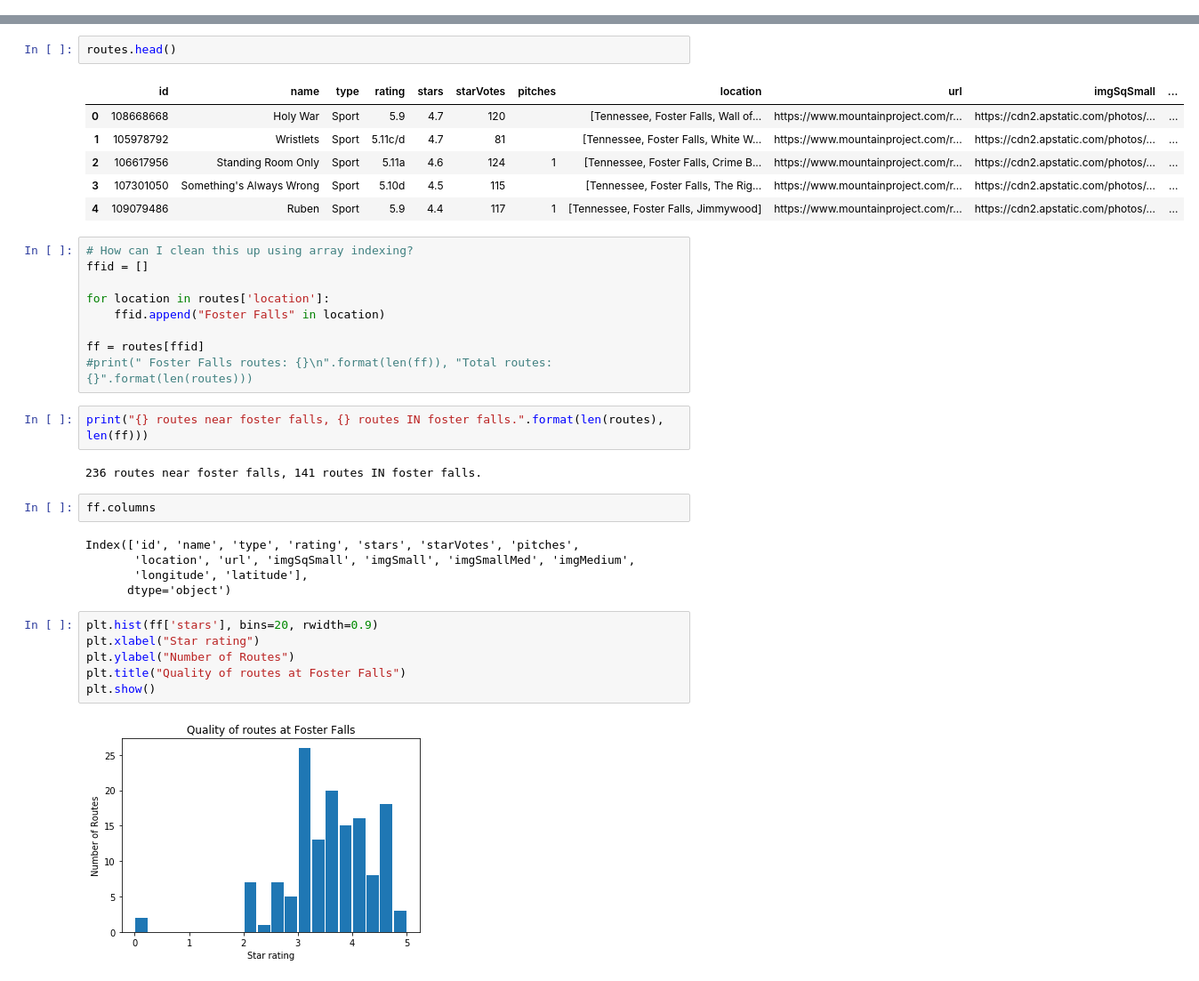
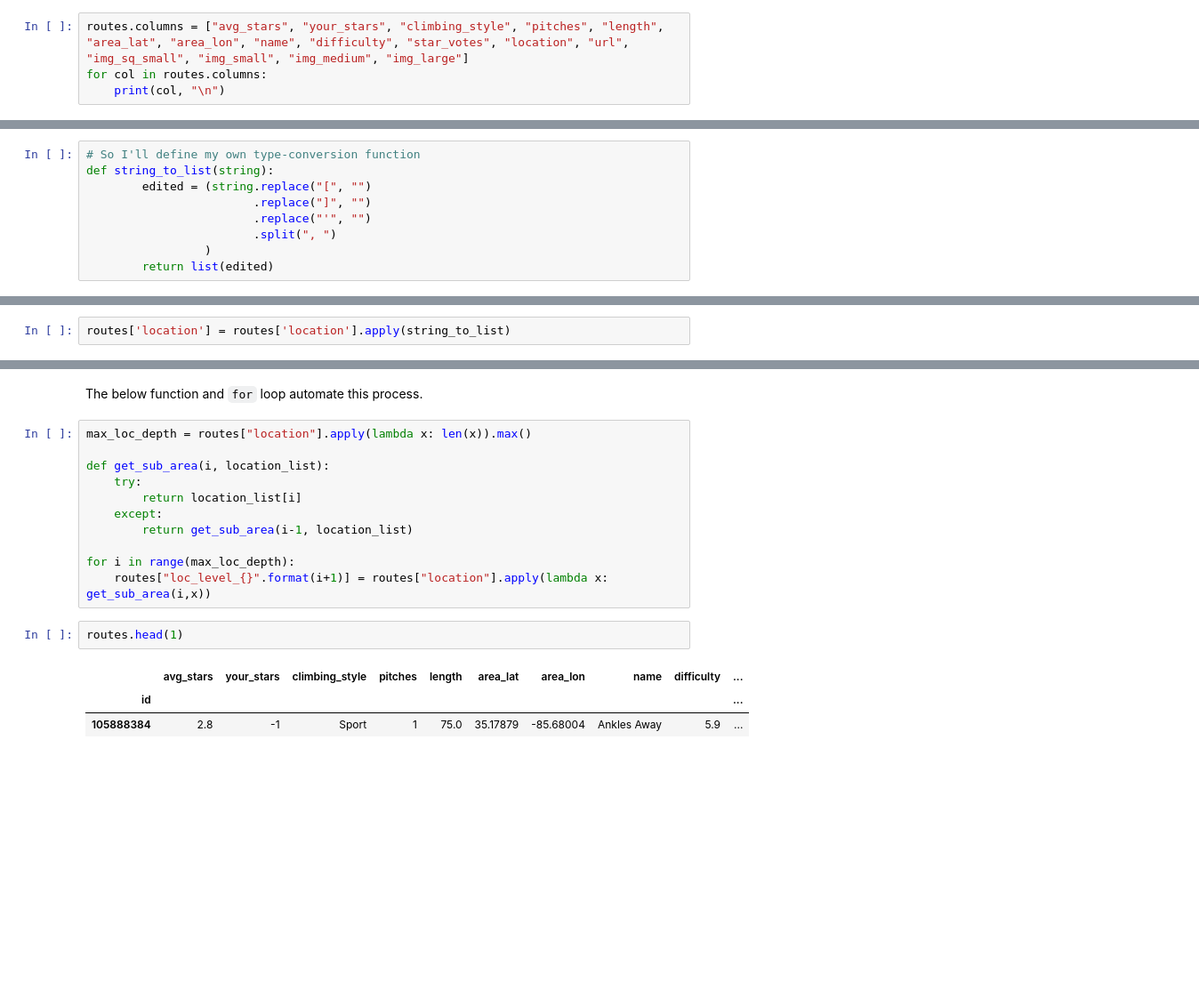
Before and after one commit to william-rice/mtn-proj, a Jupyter notebook: exploratory.ipynb, the cells around one changed output, grey strips where cells are left out. Shown at 89% size. Saved outputs shown, nothing was run; the diff lists cells and outputs as text; blank space fills up the shorter version.

```diff
--- a/exploratory.ipynb
+++ b/exploratory.ipynb
@@ -10,0 +18,4 @@ with open(os.path.expanduser("~/mtn-proj/foster-falls.json"), "r") as file:
+# %%
+routes.columns = ["avg_stars", "your_stars", "climbing_style", "pitches", "length", "area_lat", "area_lon", "name", "difficulty", "star_votes", "location", "url", "img_sq_small", "img_small", "img_medium", "img_large"]
+for col in routes.columns:
+    print(col, "\n")
@@ -10,0 +65,9 @@ with open(os.path.expanduser("~/mtn-proj/foster-falls.json"), "r") as file:
+# %%
+# So I'll define my own type-conversion function
+def string_to_list(string):
+        edited = (string.replace("[", "")
+                        .replace("]", "")
+                        .replace("'", "")
+                        .split(", ")
+                 )
+        return list(edited)
@@ -10,0 +81,2 @@ with open(os.path.expanduser("~/mtn-proj/foster-falls.json"), "r") as file:
+# %%
+routes['location'] = routes['location'].apply(string_to_list)
@@ -11,37 +92,19 @@ with open(os.path.expanduser("~/mtn-proj/foster-falls.json"), "r") as file:
+# %% [markdown]
+The below function and `for` loop automate this process.
+# %%
+max_loc_depth = routes["location"].apply(lambda x: len(x)).max()
+
+def get_sub_area(i, location_list):
+    try:
+        return location_list[i]
+    except:
+        return get_sub_area(i-1, location_list)
+
+for i in range(max_loc_depth):
+    routes["loc_level_{}".format(i+1)] = routes["location"].apply(lambda x: get_sub_area(i,x))
 # %%
-routes.head()
+routes.head(1)
 # %% [output]
-|  | id | name | type | rating | stars | starVotes | pitches | location | url | imgSqSmall | ... |
-| 0 | 108668668 | Holy War | Sport | 5.9 | 4.7 | 120 |  | [Tennessee, Foster Falls, Wall of... | https://www.mountainproject.com/r... | https://cdn2.apstatic.com/photos/... | ... |
-| 1 | 105978792 | Wristlets | Sport | 5.11c/d | 4.7 | 81 |  | [Tennessee, Foster Falls, White W... | https://www.mountainproject.com/r... | https://cdn2.apstatic.com/photos/... | ... |
-| 2 | 106617956 | Standing Room Only | Sport | 5.11a | 4.6 | 124 | 1 | [Tennessee, Foster Falls, Crime B... | https://www.mountainproject.com/r... | https://cdn2.apstatic.com/photos/... | ... |
-| 3 | 107301050 | Something's Always Wrong | Sport | 5.10d | 4.5 | 115 |  | [Tennessee, Foster Falls, The Rig... | https://www.mountainproject.com/r... | https://cdn2.apstatic.com/photos/... | ... |
-| 4 | 109079486 | Ruben | Sport | 5.9 | 4.4 | 117 | 1 | [Tennessee, Foster Falls, Jimmywood] | https://www.mountainproject.com/r... | https://cdn2.apstatic.com/photos/... | ... |
+|  | avg_stars | your_stars | climbing_style | pitches | length | area_lat | area_lon | name | difficulty | ... |
+| id |  |  |  |  |  |  |  |  |  | ... |
+| 105888384 | 2.8 | -1 | Sport | 1 | 75.0 | 35.17879 | -85.68004 | Ankles Away | 5.9 | ... |
-# %%
-# How can I clean this up using array indexing?
-ffid = []
-
-for location in routes['location']:
-    ffid.append("Foster Falls" in location)
-
-ff = routes[ffid]
-#print(" Foster Falls routes: {}\n".format(len(ff)), "Total routes: {}".format(len(routes)))
-# %%
-print("{} routes near foster falls, {} routes IN foster falls.".format(len(routes), len(ff)))
-# %% [output]
-236 routes near foster falls, 141 routes IN foster falls.
-# %%
-ff.columns
-# %% [output]
-Index(['id', 'name', 'type', 'rating', 'stars', 'starVotes', 'pitches',
-       'location', 'url', 'imgSqSmall', 'imgSmall', 'imgSmallMed', 'imgMedium',
-       'longitude', 'latitude'],
-      dtype='object')
-# %%
-plt.hist(ff['stars'], bins=20, rwidth=0.9)
-plt.xlabel("Star rating")
-plt.ylabel("Number of Routes")
-plt.title("Quality of routes at Foster Falls")
-plt.show()
-# %% [output]
-[figure, removed]
```
Also changed, not shown: parts of 16 cells of this notebook, 2 other files.
